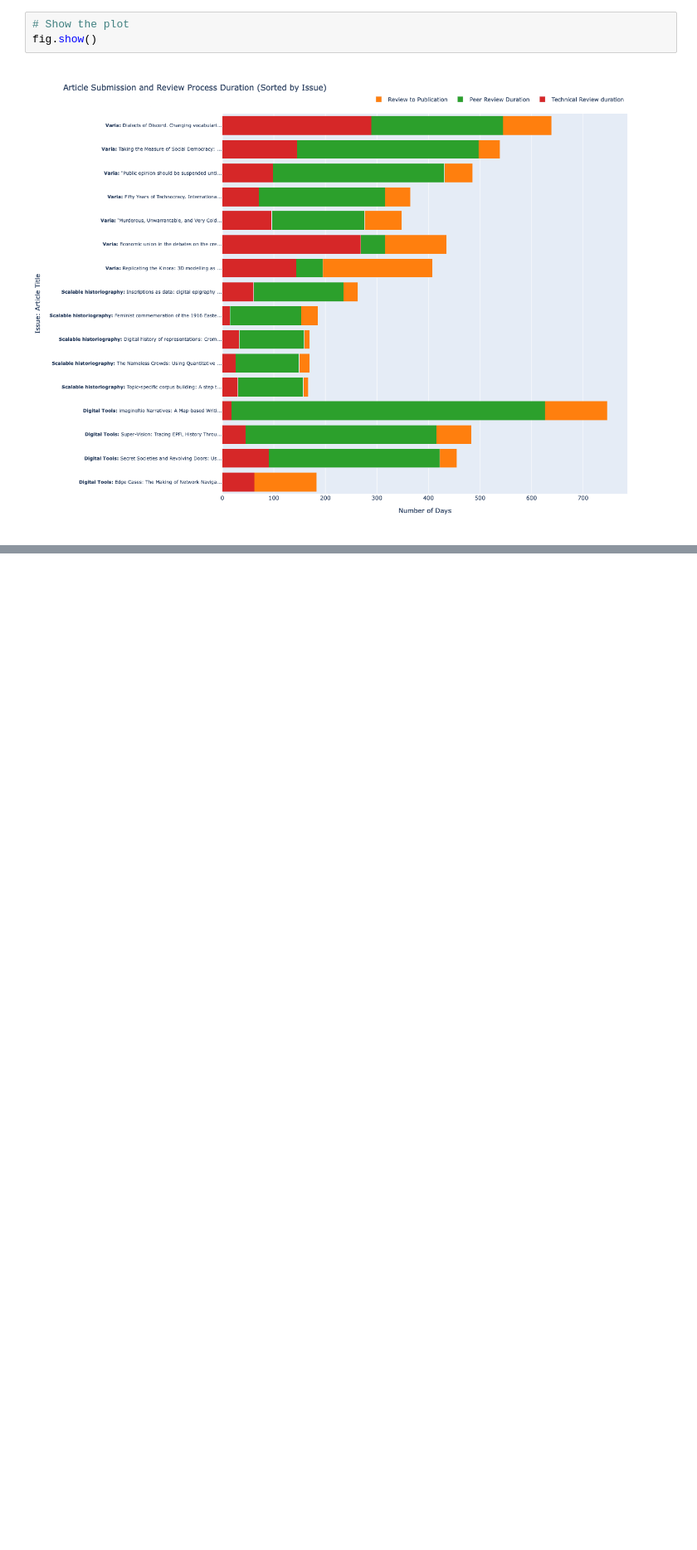
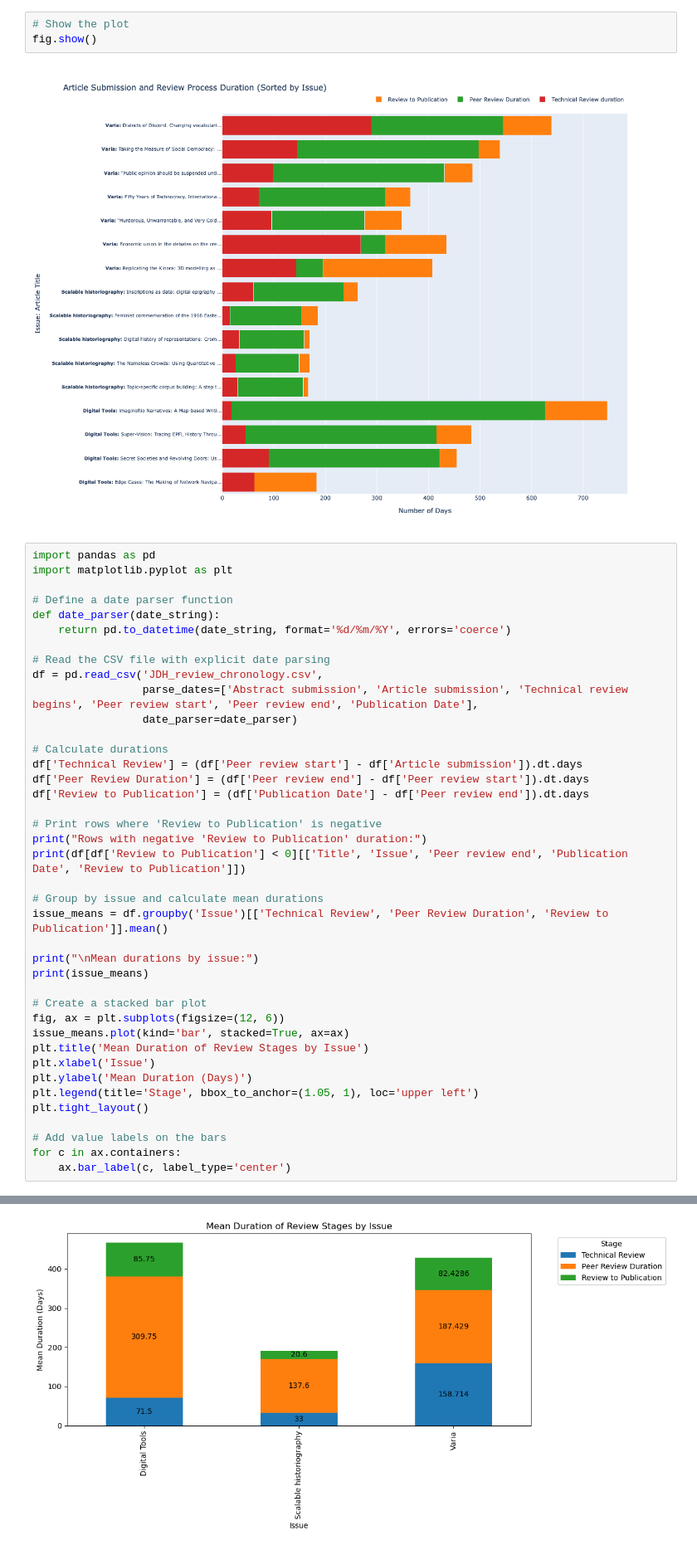
Before and after one commit to jdh-observer/MzghFipgZWQq, a Jupyter notebook: article.ipynb, the cells around one changed output, grey strips where cells are left out. Shown at 83% size. Saved outputs shown, nothing was run; the diff lists cells and outputs as text; blank space fills up the shorter version.

Commit message:
new graph (mean) + data corrected

```diff
--- a/article.ipynb
+++ b/article.ipynb
@@ -109,3 +109,44 @@ fig.update_layout(yaxis={
 fig.show()
 # %% [output]
 [figure]
+# %%
+import pandas as pd
+import matplotlib.pyplot as plt
+
+# Define a date parser function
+def date_parser(date_string):
+    return pd.to_datetime(date_string, format='%d/%m/%Y', errors='coerce')
+
+# Read the CSV file with explicit date parsing
+df = pd.read_csv('JDH_review_chronology.csv',
+                 parse_dates=['Abstract submission', 'Article submission', 'Technical review begins', 'Peer review start', 'Peer review end', 'Publication Date'],
+                 date_parser=date_parser)
+
+# Calculate durations
+df['Technical Review'] = (df['Peer review start'] - df['Article submission']).dt.days
+df['Peer Review Duration'] = (df['Peer review end'] - df['Peer review start']).dt.days
+df['Review to Publication'] = (df['Publication Date'] - df['Peer review end']).dt.days
+
+# Print rows where 'Review to Publication' is negative
+print("Rows with negative 'Review to Publication' duration:")
+print(df[df['Review to Publication'] < 0][['Title', 'Issue', 'Peer review end', 'Publication Date', 'Review to Publication']])
+
+# Group by issue and calculate mean durations
+issue_means = df.groupby('Issue')[['Technical Review', 'Peer Review Duration', 'Review to Publication']].mean()
+
+print("\nMean durations by issue:")
+print(issue_means)
+
+# Create a stacked bar plot
+fig, ax = plt.subplots(figsize=(12, 6))
+issue_means.plot(kind='bar', stacked=True, ax=ax)
+plt.title('Mean Duration of Review Stages by Issue')
+plt.xlabel('Issue')
+plt.ylabel('Mean Duration (Days)')
+plt.legend(title='Stage', bbox_to_anchor=(1.05, 1), loc='upper left')
+plt.tight_layout()
+
+# Add value labels on the bars
+for c in ax.containers:
+    ax.bar_label(c, label_type='center')
+# %% [output]
@@ -111,0 +170 @@ fig.show()
+[figure, added]
```
Also changed, not shown: parts of 1 cell of this notebook, 3 other files.
